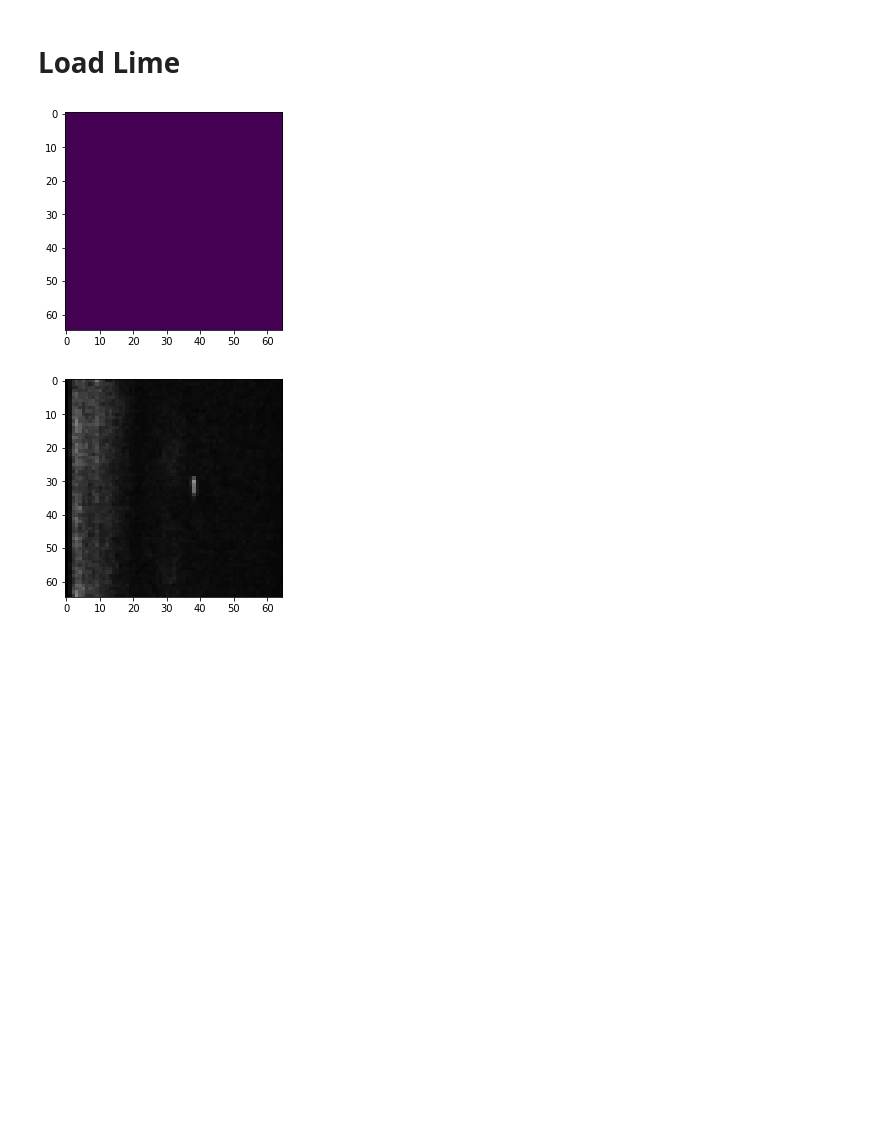
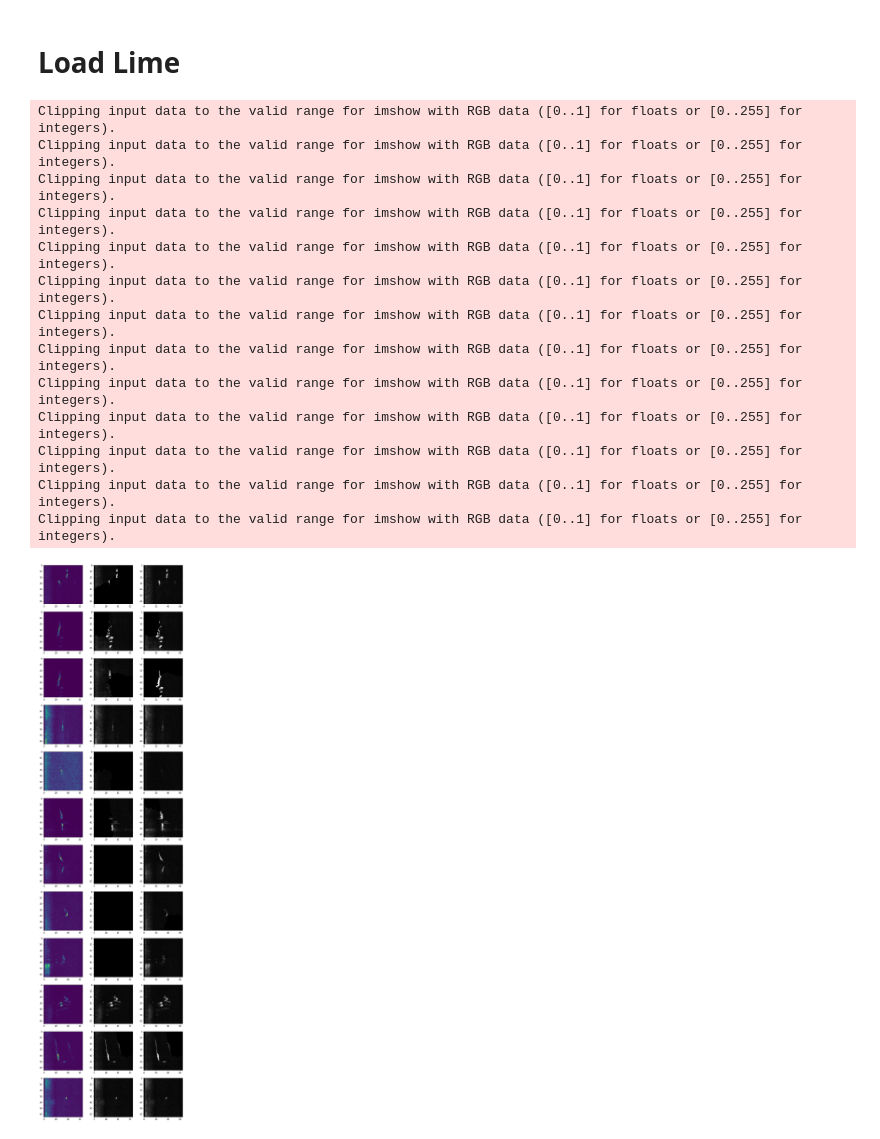
Before and after one commit to pkubiak/happy-szczurki, a Jupyter notebook: notebooks/Model Explenation.ipynb, the cells around one changed output. Saved outputs shown, nothing was run; the diff lists cells and outputs as text; code cells hidden in the pictures; blank space fills up the shorter version.

```diff
--- a/notebooks/Model Explenation.ipynb
+++ b/notebooks/Model Explenation.ipynb
@@ -72,15 +74,29 @@ def predict_fn(images):
 
 explainer = lime_image.LimeImageExplainer()
 explanation = explainer.explain_instance(X[6,0], predict_fn, top_labels=10, hide_color=0, num_samples=64*64)
-# %%
-temp, mask = explanation.get_image_and_mask(y[6], positive_only=True, num_features=5, hide_rest=True)
-
-plt.imshow(mask)
-plt.figure()
-
-
-plt.imshow(temp)
-plt.show()
-# %% [output]
-[figure, removed]
-[figure, removed]
+# %%
+fig, axs = plt.subplots(len(X), 3, figsize=(12, 4*len(X)))
+for i in range(len(X)):
+    axs[i,0].imshow(X[i,0])
+    explanation = explainer.explain_instance(X[i,0], predict_fn, top_labels=10, hide_color=0, num_samples=64*64)
+    temp, mask = explanation.get_image_and_mask(y[i], positive_only=True, num_features=5, hide_rest=True)
+    axs[i,1].imshow(temp)
+    temp, mask = explanation.get_image_and_mask(y_pred[i], positive_only=True, num_features=5, hide_rest=True)
+    axs[i,2].imshow(temp)
+
+plt.show()
+# %% [output]
+Clipping input data to the valid range for imshow with RGB data ([0..1] for floats or [0..255] for integers).
+Clipping input data to the valid range for imshow with RGB data ([0..1] for floats or [0..255] for integers).
+Clipping input data to the valid range for imshow with RGB data ([0..1] for floats or [0..255] for integers).
+Clipping input data to the valid range for imshow with RGB data ([0..1] for floats or [0..255] for integers).
+Clipping input data to the valid range for imshow with RGB data ([0..1] for floats or [0..255] for integers).
+Clipping input data to the valid range for imshow with RGB data ([0..1] for floats or [0..255] for integers).
+Clipping input data to the valid range for imshow with RGB data ([0..1] for floats or [0..255] for integers).
+Clipping input data to the valid range for imshow with RGB data ([0..1] for floats or [0..255] for integers).
+Clipping input data to the valid range for imshow with RGB data ([0..1] for floats or [0..255] for integers).
+Clipping input data to the valid range for imshow with RGB data ([0..1] for floats or [0..255] for integers).
+Clipping input data to the valid range for imshow with RGB data ([0..1] for floats or [0..255] for integers).
+Clipping input data to the valid range for imshow with RGB data ([0..1] for floats or [0..255] for integers).
+Clipping input data to the valid range for imshow with RGB data ([0..1] for floats or [0..255] for integers).
+[figure, added]
```
Also changed, not shown: parts of 3 cells of this notebook.
